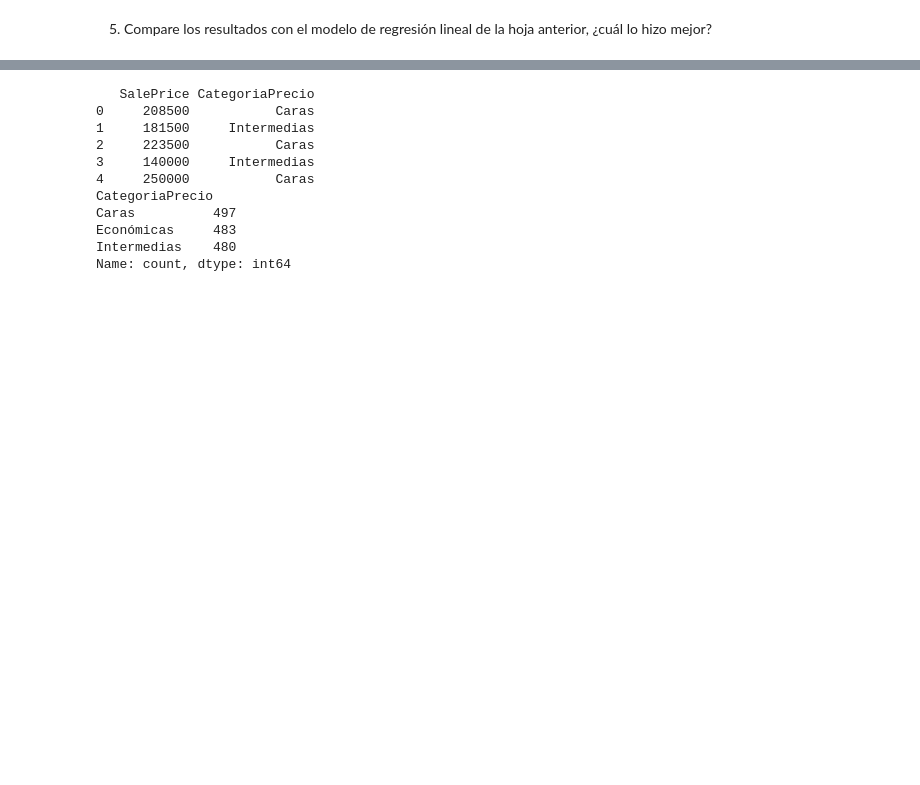
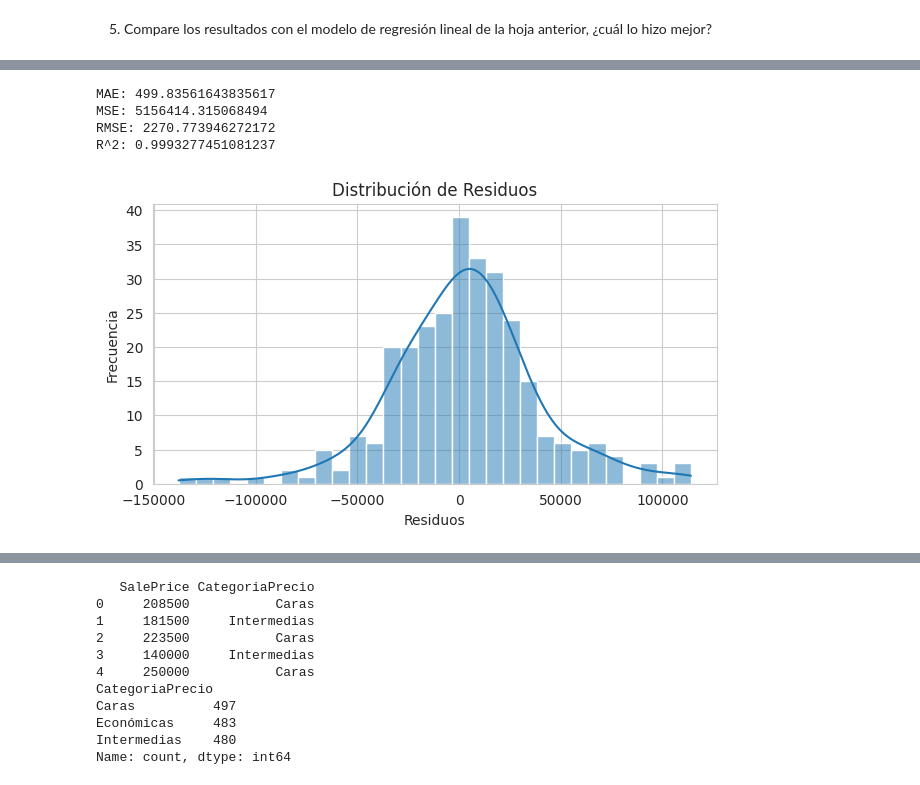
Before and after one commit to BiancaCalderon/HDT4-MineriaDatos, a Jupyter notebook: HDT4_arboles.ipynb, the cells around one changed output, grey strips where cells are left out. Saved outputs shown, nothing was run; the diff lists cells and outputs as text; code cells hidden in the pictures; blank space fills up the shorter version.

Commit message:
feat: analysis and comparison for regresion tree done

```diff
--- a/HDT4_arboles.ipynb
+++ b/HDT4_arboles.ipynb
@@ -278,0 +299,14 @@ mejor?
+# %%
+# Crear el ColumnTransformer
+preprocessor = ColumnTransformer([
+    ('numerical', numerical_preprocessor, numerical_columns)
+])
+# %%
+# Configurar el Pipeline
+pipeline = Pipeline([
+    ('preprocessor', preprocessor),
+    ('model', DecisionTreeRegressor(random_state=42))
+])
+# %%
+# Entrenar el modelo
+pipeline.fit(X_train_new, y_train_new)
@@ -278,0 +323,34 @@ mejor?
+# %%
+# Hacer predicciones
+predicciones = pipeline.predict(X_test_new)
+# %%
+# Calcular métricas
+mae = mean_absolute_error(y_test_new, predicciones)
+mse = mean_squared_error(y_test_new, predicciones)
+rmse = np.sqrt(mse)
+r2 = r2_score(y_test_new, predicciones)
+
+print(f"MAE: {mae}")
+print(f"MSE: {mse}")
+print(f"RMSE: {rmse}")
+print(f"R^2: {r2}")
+# %% [output]
+MAE: 499.83561643835617
+MSE: 5156414.315068494
+RMSE: 2270.773946272172
+R^2: 0.9993277451081237
+# %%
+# Gráficas de análisis
+residuos = y_test_new - predicciones
+
+plt.figure(figsize=(16, 8))
+
+# Distribución de residuos
+plt.subplot(2, 2, 1)
+sns.histplot(residuos, bins=30, kde=True)
+plt.title('Distribución de Residuos')
+plt.xlabel('Residuos')
+plt.ylabel('Frecuencia')
+plt.show()
+# %% [output]
+[figure, added]
```
Also changed, not shown: parts of 14 cells of this notebook.
